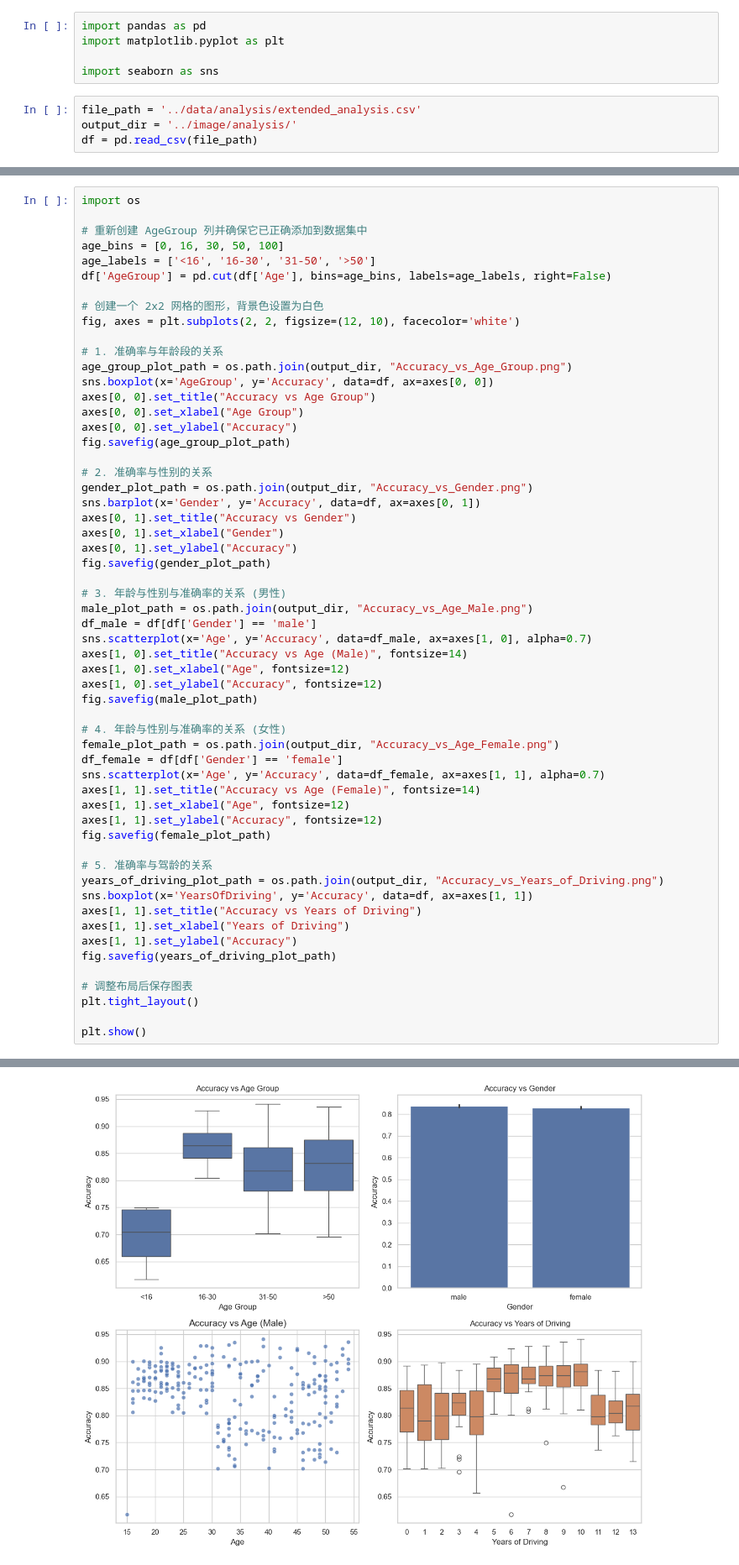
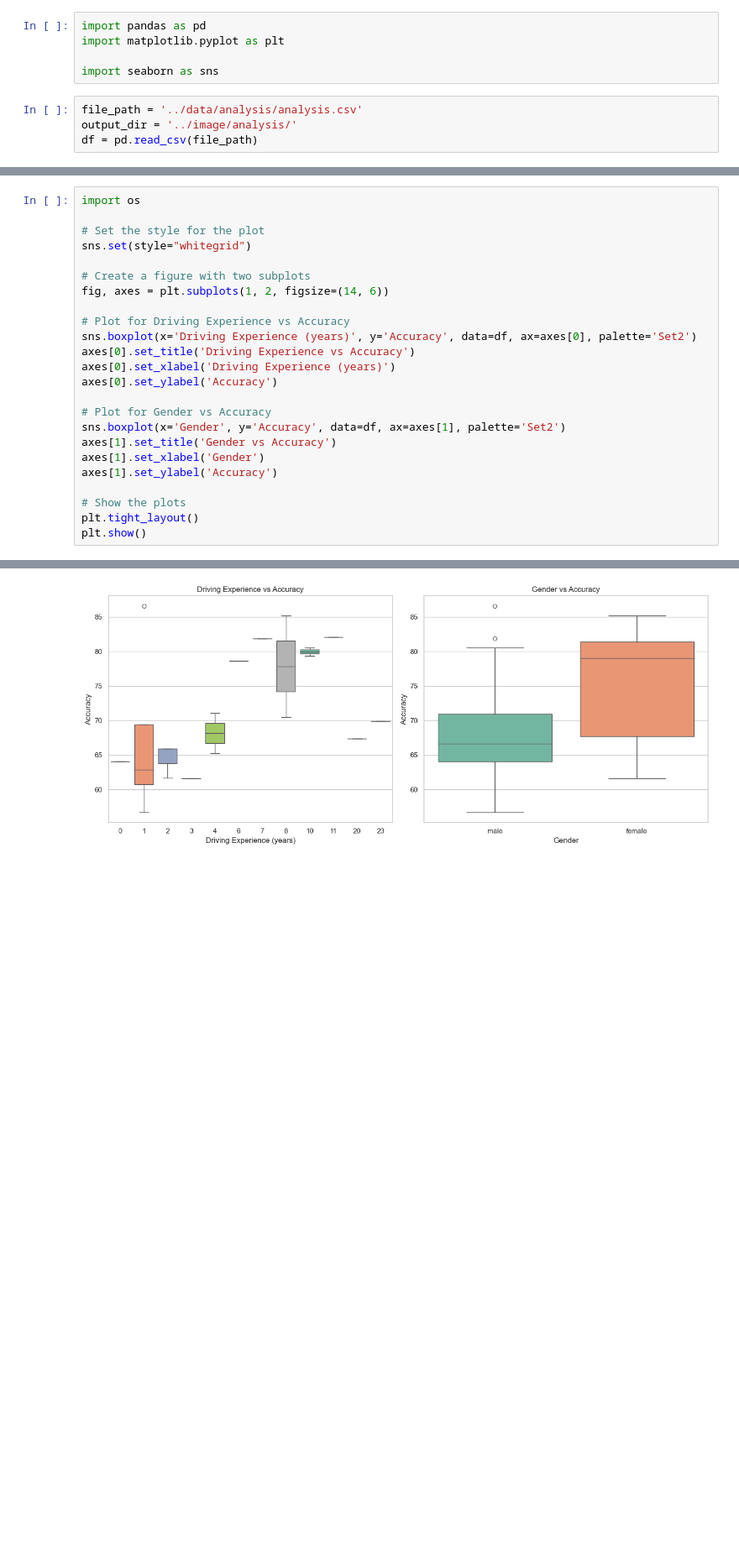
Before and after one commit to LaoeGaoci/Vehicle-behavior-analysis, a Jupyter notebook: analysis/analysis.ipynb, the cells around one changed output, grey strips where cells are left out. Shown at 84% size. Cells and saved outputs as stored; diff of their text form; blank space fills up the shorter version.

Commit message:
add analysis

```diff
--- a/analysis/analysis.ipynb
+++ b/analysis/analysis.ipynb
@@ -4,6 +4,6 @@ import matplotlib.pyplot as plt
 
 import seaborn as sns
 # %%
-file_path = '../data/analysis/extended_analysis.csv'
+file_path = '../data/analysis/analysis.csv'
 output_dir = '../image/analysis/'
 df = pd.read_csv(file_path)
@@ -10,58 +30,25 @@ df = pd.read_csv(file_path)
 # %%
 import os
 
-# 重新创建 AgeGroup 列并确保它已正确添加到数据集中
-age_bins = [0, 16, 30, 50, 100]
-age_labels = ['<16', '16-30', '31-50', '>50']
-df['AgeGroup'] = pd.cut(df['Age'], bins=age_bins, labels=age_labels, right=False)
+# Set the style for the plot
+sns.set(style="whitegrid")
 
-# 创建一个 2x2 网格的图形，背景色设置为白色
-fig, axes = plt.subplots(2, 2, figsize=(12, 10), facecolor='white')
+# Create a figure with two subplots
+fig, axes = plt.subplots(1, 2, figsize=(14, 6))
 
-# 1. 准确率与年龄段的关系
-age_group_plot_path = os.path.join(output_dir, "Accuracy_vs_Age_Group.png")
-sns.boxplot(x='AgeGroup', y='Accuracy', data=df, ax=axes[0, 0])
-axes[0, 0].set_title("Accuracy vs Age Group")
-axes[0, 0].set_xlabel("Age Group")
-axes[0, 0].set_ylabel("Accuracy")
-fig.savefig(age_group_plot_path)
+# Plot for Driving Experience vs Accuracy
+sns.boxplot(x='Driving Experience (years)', y='Accuracy', data=df, ax=axes[0], palette='Set2')
+axes[0].set_title('Driving Experience vs Accuracy')
+axes[0].set_xlabel('Driving Experience (years)')
+axes[0].set_ylabel('Accuracy')
 
-# 2. 准确率与性别的关系
-gender_plot_path = os.path.join(output_dir, "Accuracy_vs_Gender.png")
-sns.barplot(x='Gender', y='Accuracy', data=df, ax=axes[0, 1])
-axes[0, 1].set_title("Accuracy vs Gender")
-axes[0, 1].set_xlabel("Gender")
-axes[0, 1].set_ylabel("Accuracy")
-fig.savefig(gender_plot_path)
+# Plot for Gender vs Accuracy
+sns.boxplot(x='Gender', y='Accuracy', data=df, ax=axes[1], palette='Set2')
+axes[1].set_title('Gender vs Accuracy')
+axes[1].set_xlabel('Gender')
+axes[1].set_ylabel('Accuracy')
 
-# 3. 年龄与性别与准确率的关系 (男性)
-male_plot_path = os.path.join(output_dir, "Accuracy_vs_Age_Male.png")
-df_male = df[df['Gender'] == 'male']
-sns.scatterplot(x='Age', y='Accuracy', data=df_male, ax=axes[1, 0], alpha=0.7)
-axes[1, 0].set_title("Accuracy vs Age (Male)", fontsize=14)
-axes[1, 0].set_xlabel("Age", fontsize=12)
-axes[1, 0].set_ylabel("Accuracy", fontsize=12)
-fig.savefig(male_plot_path)
-
-# 4. 年龄与性别与准确率的关系 (女性)
-female_plot_path = os.path.join(output_dir, "Accuracy_vs_Age_Female.png")
-df_female = df[df['Gender'] == 'female']
-sns.scatterplot(x='Age', y='Accuracy', data=df_female, ax=axes[1, 1], alpha=0.7)
-axes[1, 1].set_title("Accuracy vs Age (Female)", fontsize=14)
-axes[1, 1].set_xlabel("Age", fontsize=12)
-axes[1, 1].set_ylabel("Accuracy", fontsize=12)
-fig.savefig(female_plot_path)
-
-# 5. 准确率与驾龄的关系
-years_of_driving_plot_path = os.path.join(output_dir, "Accuracy_vs_Years_of_Driving.png")
-sns.boxplot(x='YearsOfDriving', y='Accuracy', data=df, ax=axes[1, 1])
-axes[1, 1].set_title("Accuracy vs Years of Driving")
-axes[1, 1].set_xlabel("Years of Driving")
-axes[1, 1].set_ylabel("Accuracy")
-fig.savefig(years_of_driving_plot_path)
-
-# 调整布局后保存图表
+# Show the plots
 plt.tight_layout()
-
 plt.show()
 # %% [output]
@@ -68 +62 @@ plt.show()
-[figure, old version]
+[figure, new version]
```
Also changed, not shown: parts of 2 cells of this notebook, 5 other files.
